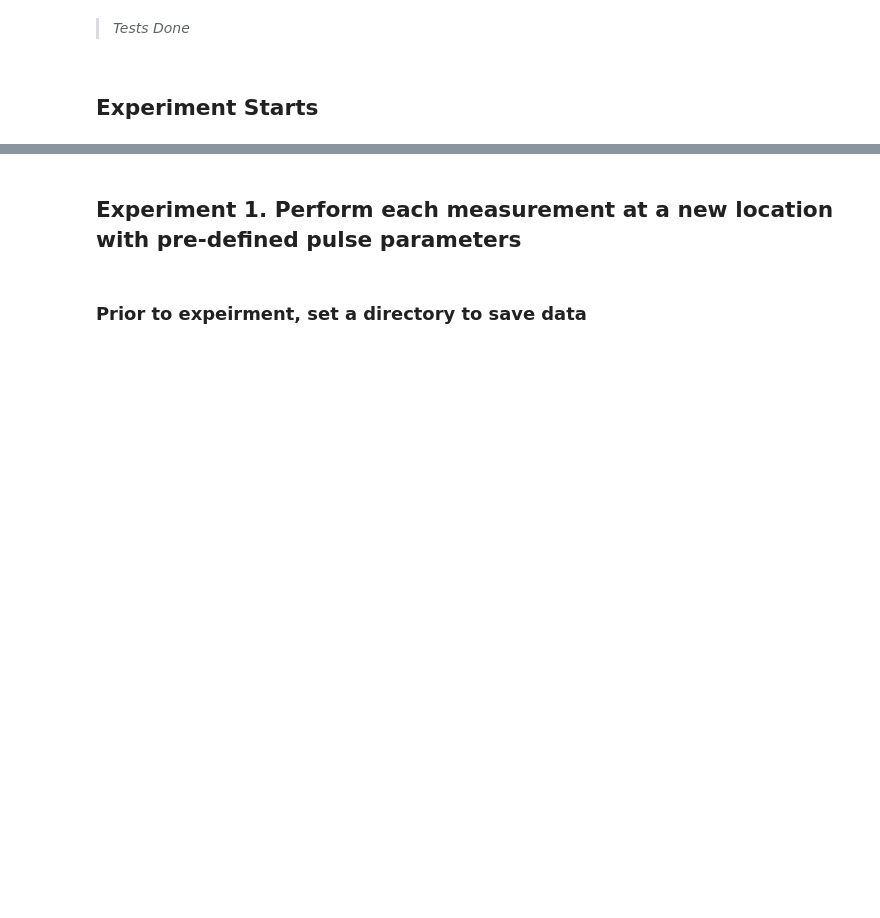
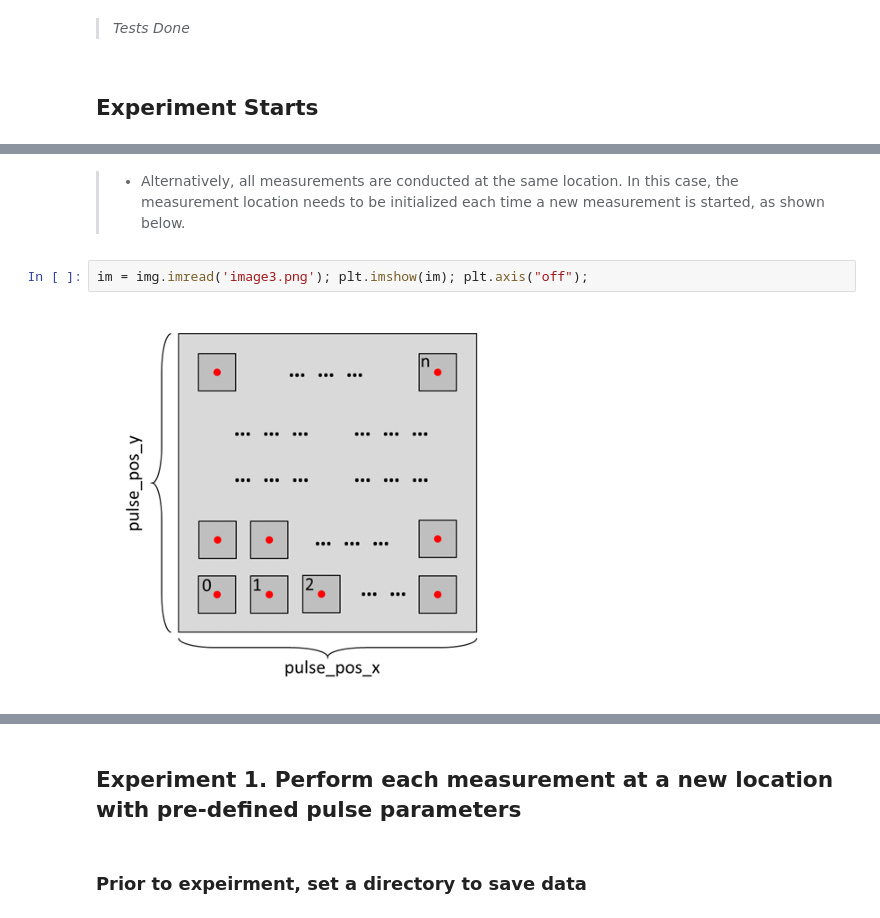
Before and after one commit to yongtaoliu/aecroscopy.pyae, a Jupyter notebook: ht_workflows/ht_domain_writing_experiment.ipynb, the cells around one changed output, grey strips where cells are left out. Cells and saved outputs as stored; diff of their text form; blank space fills up the shorter version.

```diff
--- a/ht_workflows/ht_domain_writing_experiment.ipynb
+++ b/ht_workflows/ht_domain_writing_experiment.ipynb
@@ -124,0 +119,6 @@ line scan start and end positions:  (-0.5, 0.0, 0.5, 0.0)
+# %% [markdown]
+> * Alternatively, all measurements are conducted at the same location. In this case, the measurement location needs to be initialized each time a new measurement is started, as shown below.
+# %%
+im = img.imread('image3.png'); plt.imshow(im); plt.axis("off");
+# %% [output]
+[figure, added]
```
Also changed, not shown: parts of 8 cells of this notebook.
